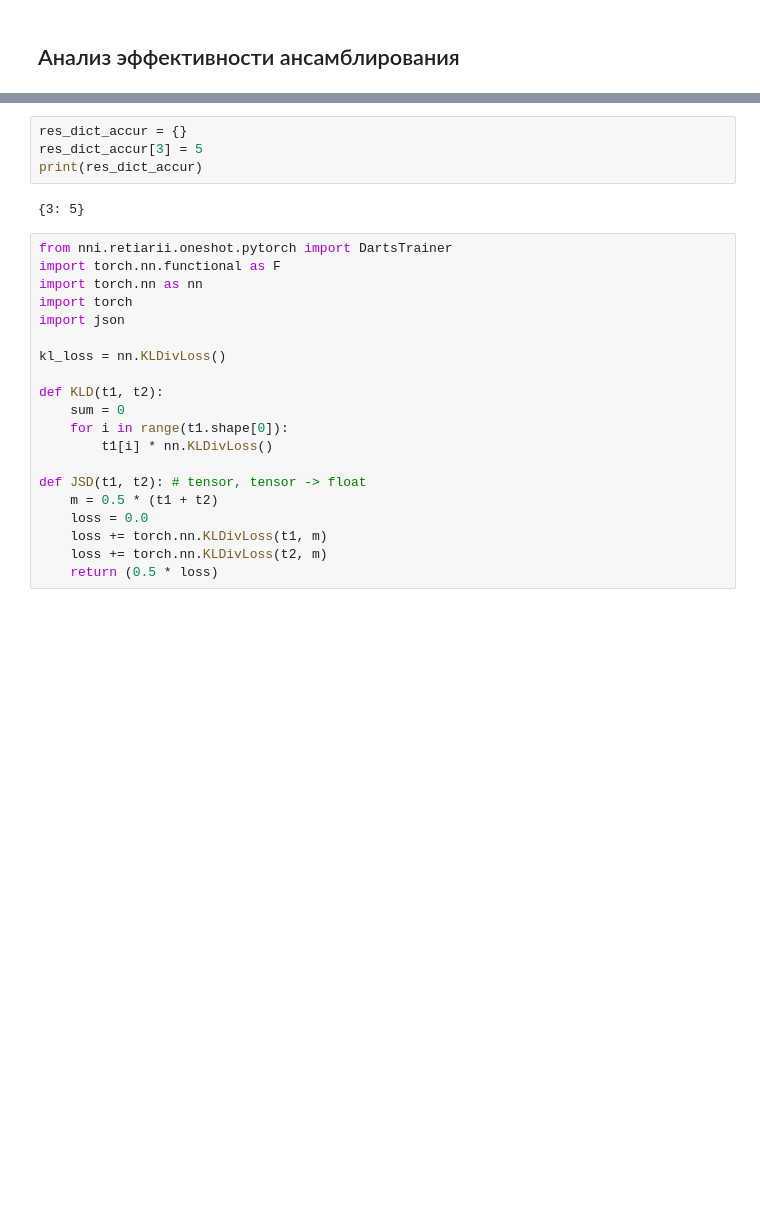
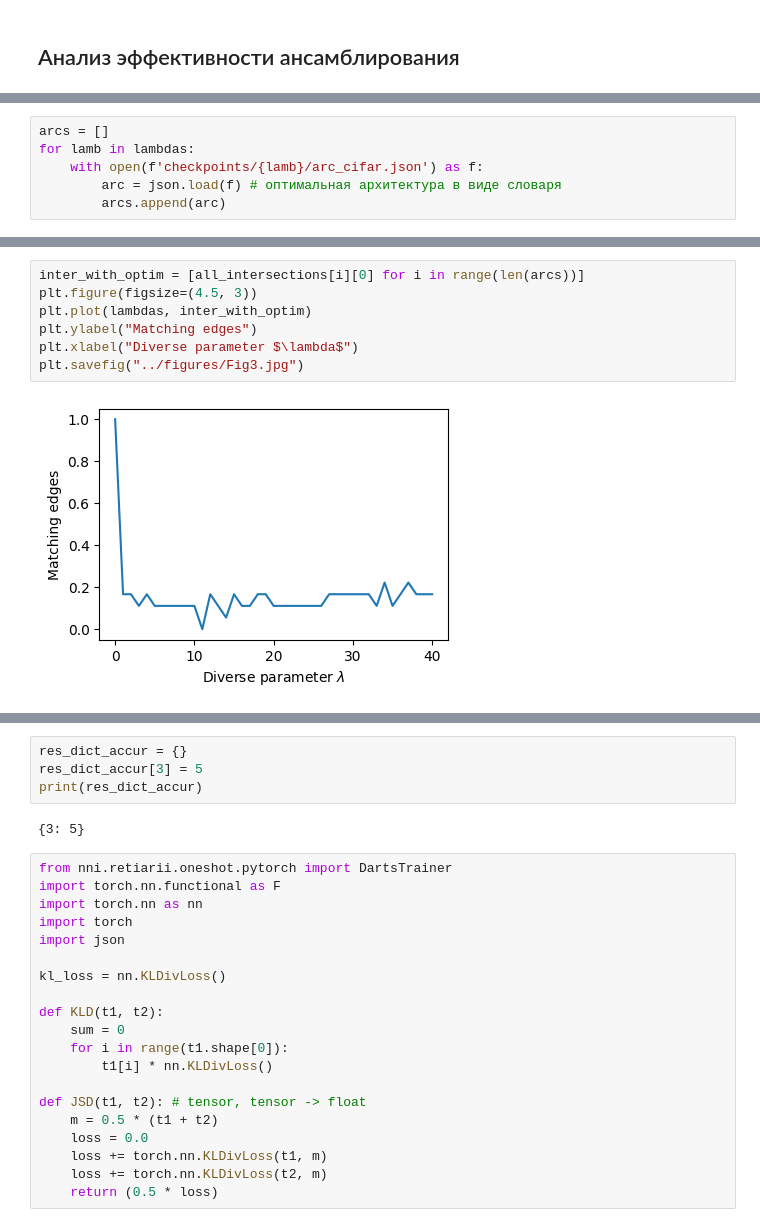
Before and after one commit to intsystems/2023-Project-120, a Jupyter notebook: code/tests.ipynb, the cells around one changed output, grey strips where cells are left out. Drawn from its saved outputs; the diff is of its cells as text; blank space fills up the shorter version.

```diff
--- a/code/tests.ipynb
+++ b/code/tests.ipynb
@@ -135,0 +168,6 @@ print(len(checkpoint_optimum))
+# %%
+arcs = []
+for lamb in lambdas:
+    with open(f'checkpoints/{lamb}/arc_cifar.json') as f:
+        arc = json.load(f) # оптимальная архитектура в виде словаря
+        arcs.append(arc)
@@ -135,0 +188,9 @@ print(len(checkpoint_optimum))
+# %%
+inter_with_optim = [all_intersections[i][0] for i in range(len(arcs))]
+plt.figure(figsize=(4.5, 3))
+plt.plot(lambdas, inter_with_optim)
+plt.ylabel("Matching edges")
+plt.xlabel("Diverse parameter $\lambda$")
+plt.savefig("../figures/Fig3.jpg")
+# %% [output]
+[figure, added]
```
Also changed, not shown: parts of 15 cells of this notebook, 12 other files.
